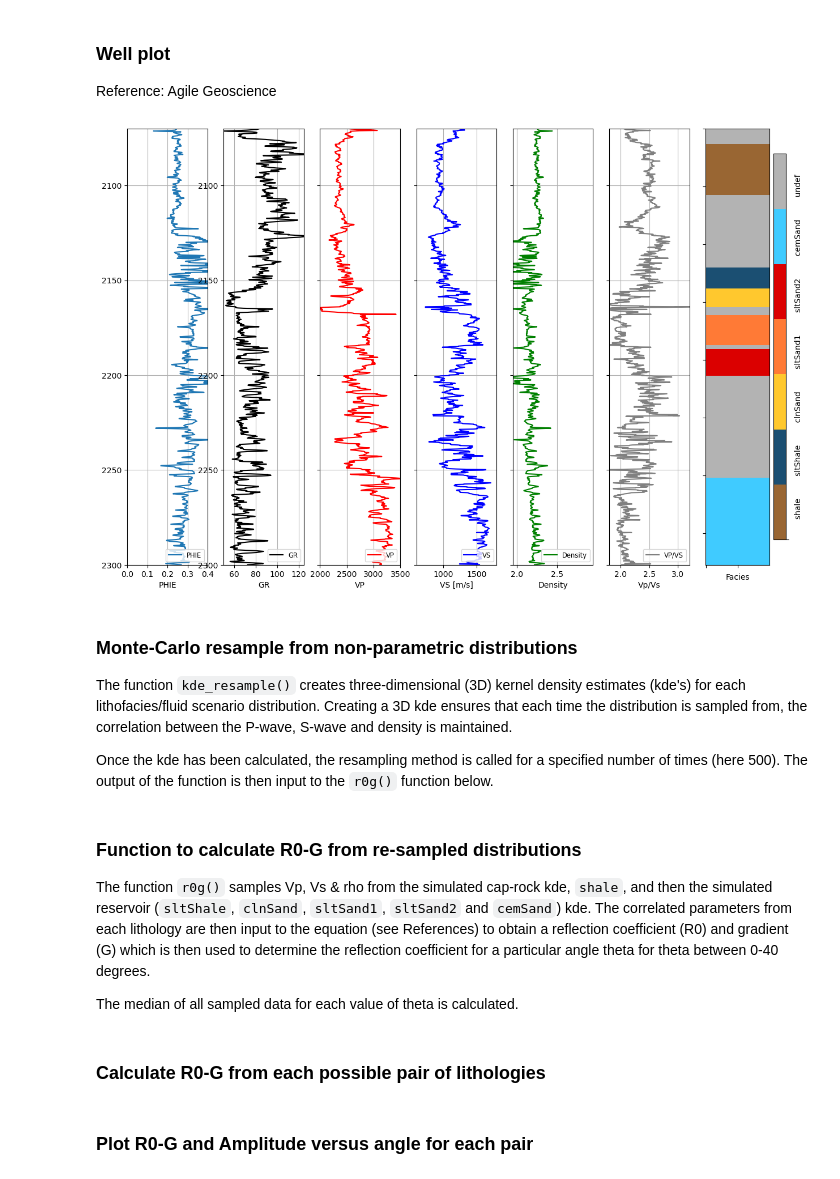
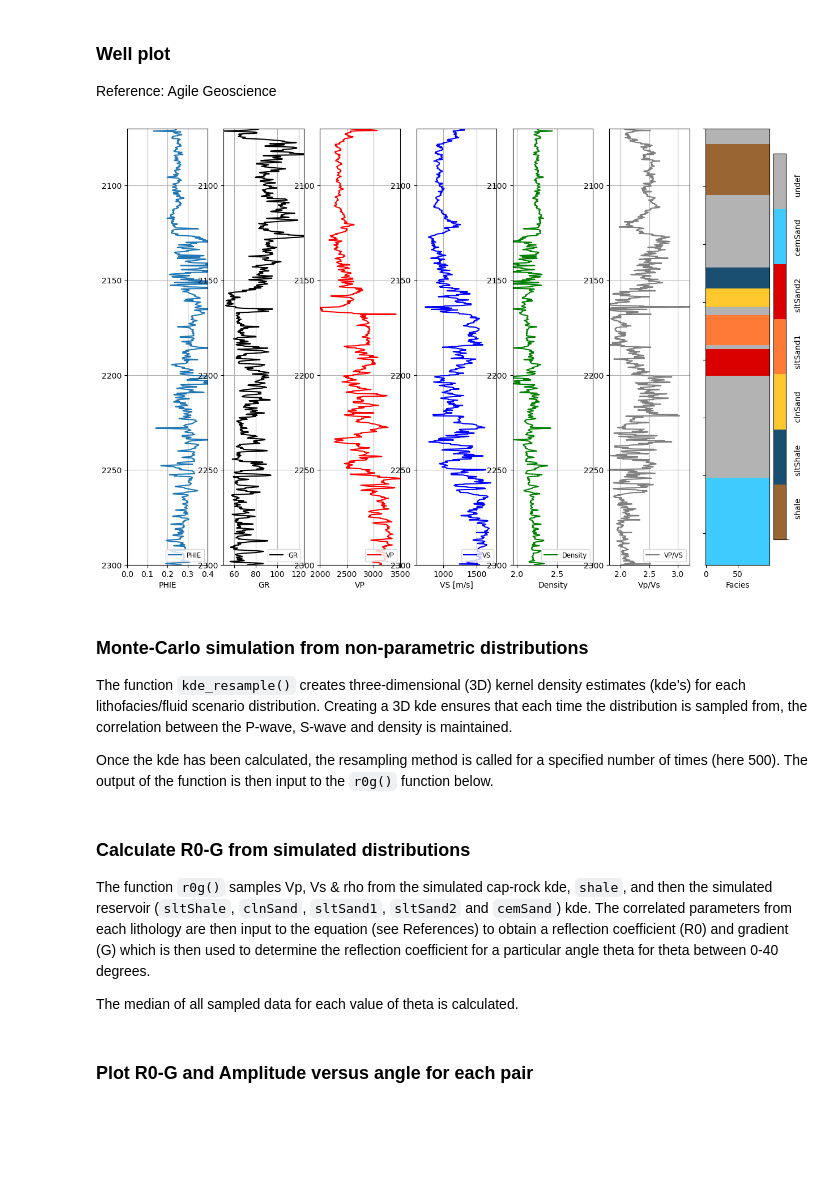
Before and after one commit to ABDunbar/Probabilistic-AVO-analysis, a Jupyter notebook: 01_Probabilistic_AVO_analysis.ipynb, the cells around one changed output. Saved outputs shown, nothing was run; the diff lists cells and outputs as text; code cells hidden in the pictures; blank space fills up the shorter version.

```diff
--- a/01_Probabilistic_AVO_analysis.ipynb
+++ b/01_Probabilistic_AVO_analysis.ipynb
@@ -46,65 +49,45 @@ Reference: Agile Geoscience
 # %%
 import matplotlib.colors as colors
 ccc = ['#996633', '#1B4F72', '#FFC82E','#FF7A36', '#DB0000', '#40CBFF', '#B3B3B3']
 cmap_facies = colors.ListedColormap(ccc[0:len(ccc)], 'indexed')
 
 ztop=2070; zbot=2300  #ztop=2140; zbot=2200
 ll=well2[(well2.DEPTH>=ztop) & (well2.DEPTH<=zbot)]
 
 cluster=np.repeat(np.expand_dims(ll['FCODES'].values,1), 100, 1)
 
 f, ax = plt.subplots(nrows=1, ncols=7, figsize=(15, 10))
 
-ax[0].plot(ll.PHIE,    ll.DEPTH, label='PHIE')
-ax[1].plot(ll.GR,      ll.DEPTH, '-k', label='GR')
-ax[2].plot(ll.VP*1000, ll.DEPTH, '-r', label='VP')
+ax[0].plot(ll.PHIE,    ll.DEPTH,         label='PHIE')
+ax[1].plot(ll.GR,      ll.DEPTH, '-k',   label='GR')
+ax[2].plot(ll.VP*1000, ll.DEPTH, '-r',   label='VP')
 ax[3].plot(ll.VS*1000, ll.DEPTH, 'blue', label='VS')
-ax[4].plot(ll.RHOB,    ll.DEPTH, '-g', label='Density')
+ax[4].plot(ll.RHOB,    ll.DEPTH, '-g',   label='Density')
 ax[5].plot(ll.VPVS,    ll.DEPTH, '-', color='0.5', label='VP/VS')
 im=ax[6].imshow(cluster, interpolation='none', aspect='auto',cmap=cmap_facies,vmin=0,vmax=len(ax)-1)#4)
 
 cbar=plt.colorbar(im, ax=ax[6], aspect=32)
 cbar.set_label((9*' ').join(['shale', 'sltShale', 'clnSand', 'sltSand1', 'sltSand2', 'cemSand', 'undef']))
 cbar.set_ticks(range(0,1)); cbar.set_ticklabels('')
 
 for i in range(len(ax)-1):
     ax[i].set_ylim(ztop,zbot)
     ax[i].invert_yaxis()
     ax[i].grid()
     ax[i].locator_params(axis='x', nbins=4)
     ax[i].legend(fontsize='small', loc='lower right')
 
 ax[0].set_xlabel("PHIE"),          ax[0].set_xlim(0,0.4)
-ax[1].set_xlabel("GR"),            ax[1].set_xlim(50, 125),     #ax[1].set_yticklabels([])
-ax[2].set_xlabel("VP"),            ax[2].set_xlim(2000, 3500), ax[2].set_yticklabels([])
-ax[4].set_xlabel("Density"),       ax[4].set_xlim(1.95, 2.95), ax[4].set_yticklabels([])
-ax[3].set_xlabel("VS [m/s]"),      ax[3].set_xlim(600, 1800), ax[3].set_yticklabels([])
-ax[5].set_xlabel("Vp/Vs"),         ax[5].set_xlim(1.8,3.2),    ax[5].set_yticklabels([])
-ax[6].set_xlabel('Facies'),        ax[6].set_yticklabels([]),  ax[6].set_xticklabels([]);
-
-# for i in range(len(ax)-1):
-#     for top in tops.values() :
-#         f.axes[i].axhline( y = float(top), color = 'b', lw = 2,
-#                             ls = ':',
-#                             alpha = 0.5, xmin = 0.05, xmax = 0.95 )
-# for top, depth in tops.items():
-#     if (ztop < depth < zbot):
-#         ax[0].text( x = max(ax[0].xaxis.get_data_interval())*1.0,
-#                   y = float(depth), s = top,
-#                              alpha=0.75, color='k',
-#                              fontsize = '10',
-#                              horizontalalignment = 'left',
-#                              verticalalignment = 'center',
-#                              bbox=dict(facecolor='white', alpha=1.0, lw = 0.25),
-#                              weight = 'light')
-
-
-
-#plt.savefig("./images/logs_basic.png")
+ax[1].set_xlabel("GR"),            ax[1].set_xlim(50, 125),
+ax[2].set_xlabel("VP"),            ax[2].set_xlim(2000, 3500),
+ax[4].set_xlabel("Density"),       ax[4].set_xlim(1.95, 2.95),
+ax[3].set_xlabel("VS [m/s]"),      ax[3].set_xlim(600, 1800),
+ax[5].set_xlabel("Vp/Vs"),         ax[5].set_xlim(1.8,3.2),
+ax[6].set_xlabel('Facies'),  ax[6].set_yticklabels([]);
 # %% [output]
-[figure, old version]
+[figure, new version]
 # %% [markdown]
-### Monte-Carlo resample from non-parametric distributions
+### Monte-Carlo simulation from non-parametric distributions
 
 The function `kde_resample()` creates three-dimensional (3D) kernel density estimates (kde's) for each lithofacies/fluid scenario distribution.  Creating a 3D kde ensures that each time the distribution is sampled from, the correlation between the P-wave, S-wave and density is maintained.
 
@@ -118,11 +101,9 @@ num_samples = 500
 
 kde = kde_resample(well2, column, lith_list, logs, num_samples=1000)
 # %% [markdown]
-### Function to calculate R0-G from re-sampled distributions
+### Calculate R0-G from simulated distributions
 
 The function `r0g()` samples Vp, Vs & rho from the simulated cap-rock kde, `shale`, and then the simulated reservoir (`sltShale`, `clnSand`, `sltSand1`, `sltSand2` and `cemSand`) kde.  The correlated parameters from each lithology are then input to the equation (see References) to obtain a reflection coefficient (R0) and gradient (G) which is then used to determine the reflection coefficient for a particular angle theta for theta between 0-40 degrees.
 
 The median of all sampled data for each value of theta is calculated.
-# %% [markdown]
-### Calculate R0-G from each possible pair of lithologies
 # %%
```
Also changed, not shown: parts of 4 cells of this notebook.
